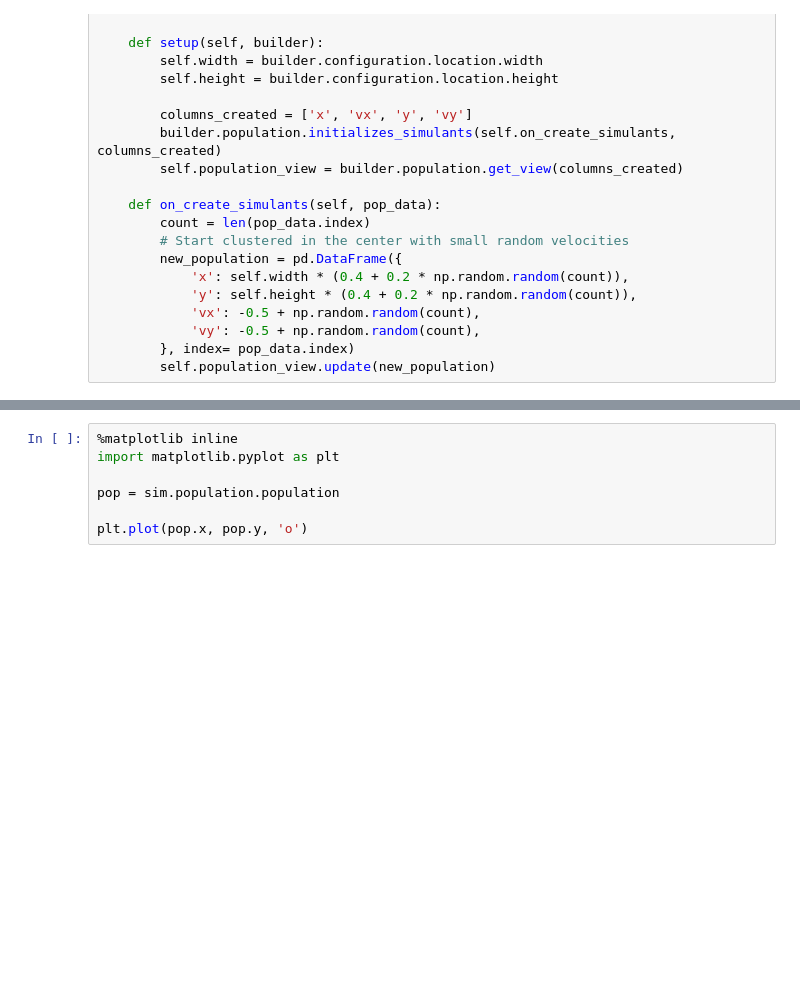
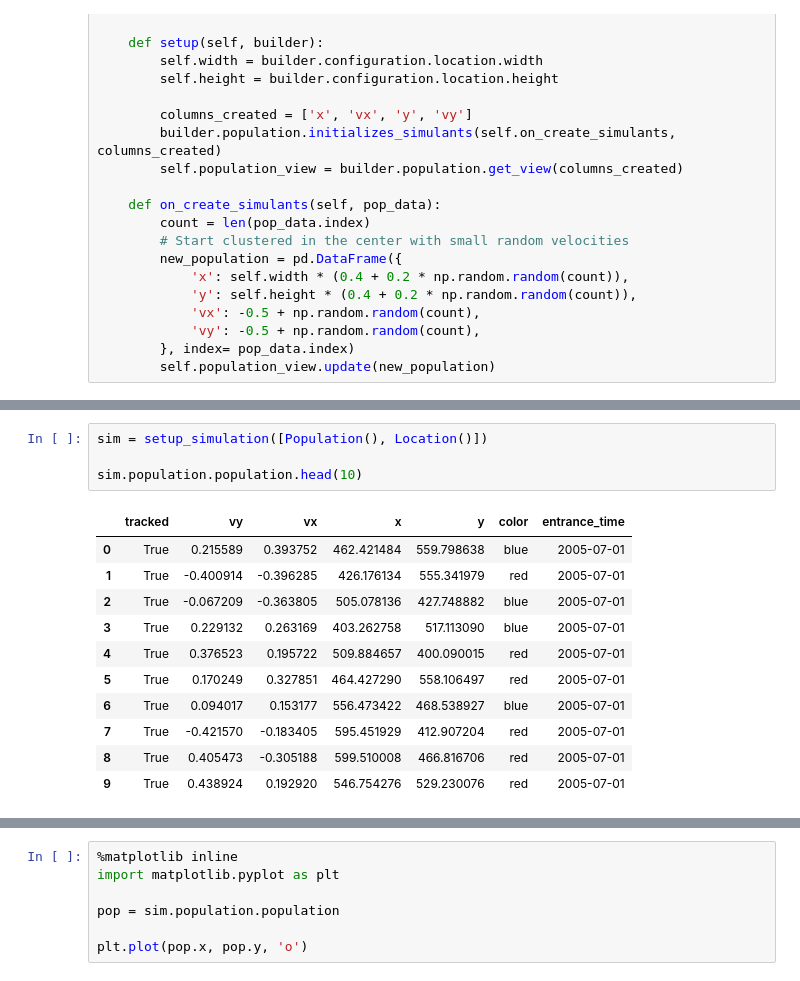
Before and after one commit to ihmeuw/vivarium-suite, a Jupyter notebook: libs/engine/docs/source/tutorials/my_first_simulation.ipynb, the cells around one changed output, grey strips where cells are left out. Saved outputs shown, nothing was run; the diff lists cells and outputs as text; blank space fills up the shorter version.

```diff
--- a/libs/engine/docs/source/tutorials/my_first_simulation.ipynb
+++ b/libs/engine/docs/source/tutorials/my_first_simulation.ipynb
@@ -309,0 +300,16 @@ Blah blah blah, this looks similar to our population model.
+# %%
+sim = setup_simulation([Population(), Location()])
+
+sim.population.population.head(10)
+# %% [output]
+|  | tracked | vy | vx | x | y | color | entrance_time |
+| 0 | True | 0.215589 | 0.393752 | 462.421484 | 559.798638 | blue | 2005-07-01 |
+| 1 | True | -0.400914 | -0.396285 | 426.176134 | 555.341979 | red | 2005-07-01 |
+| 2 | True | -0.067209 | -0.363805 | 505.078136 | 427.748882 | blue | 2005-07-01 |
+| 3 | True | 0.229132 | 0.263169 | 403.262758 | 517.113090 | blue | 2005-07-01 |
+| 4 | True | 0.376523 | 0.195722 | 509.884657 | 400.090015 | red | 2005-07-01 |
+| 5 | True | 0.170249 | 0.327851 | 464.427290 | 558.106497 | red | 2005-07-01 |
+| 6 | True | 0.094017 | 0.153177 | 556.473422 | 468.538927 | blue | 2005-07-01 |
+| 7 | True | -0.421570 | -0.183405 | 595.451929 | 412.907204 | red | 2005-07-01 |
+| 8 | True | 0.405473 | -0.305188 | 599.510008 | 466.816706 | red | 2005-07-01 |
+| 9 | True | 0.438924 | 0.192920 | 546.754276 | 529.230076 | red | 2005-07-01 |
```
Also changed, not shown: parts of 9 cells of this notebook.
